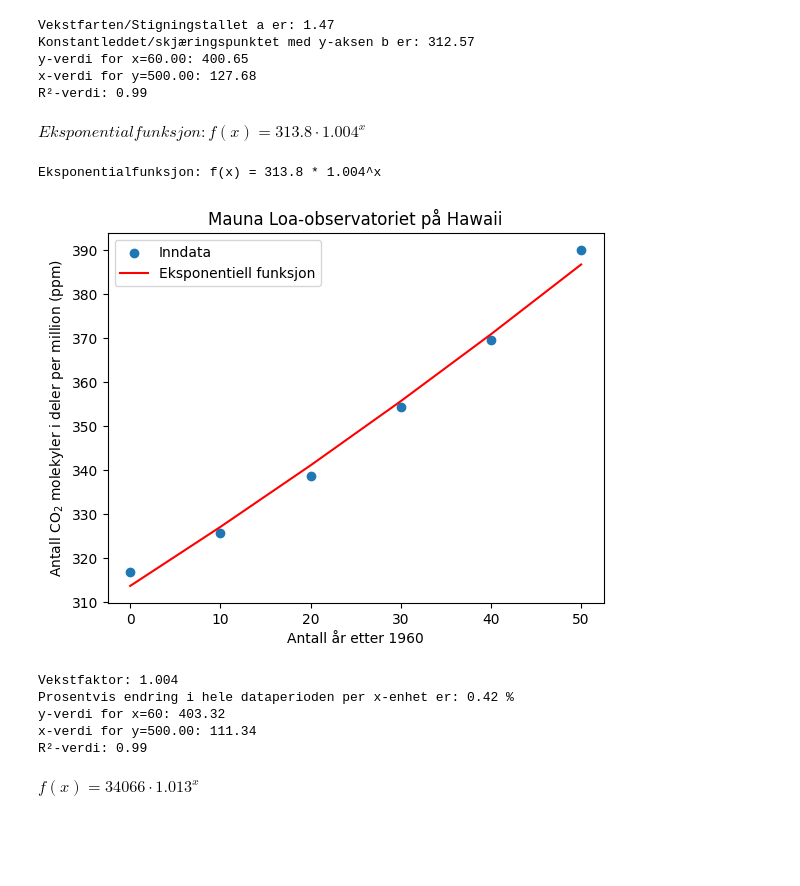
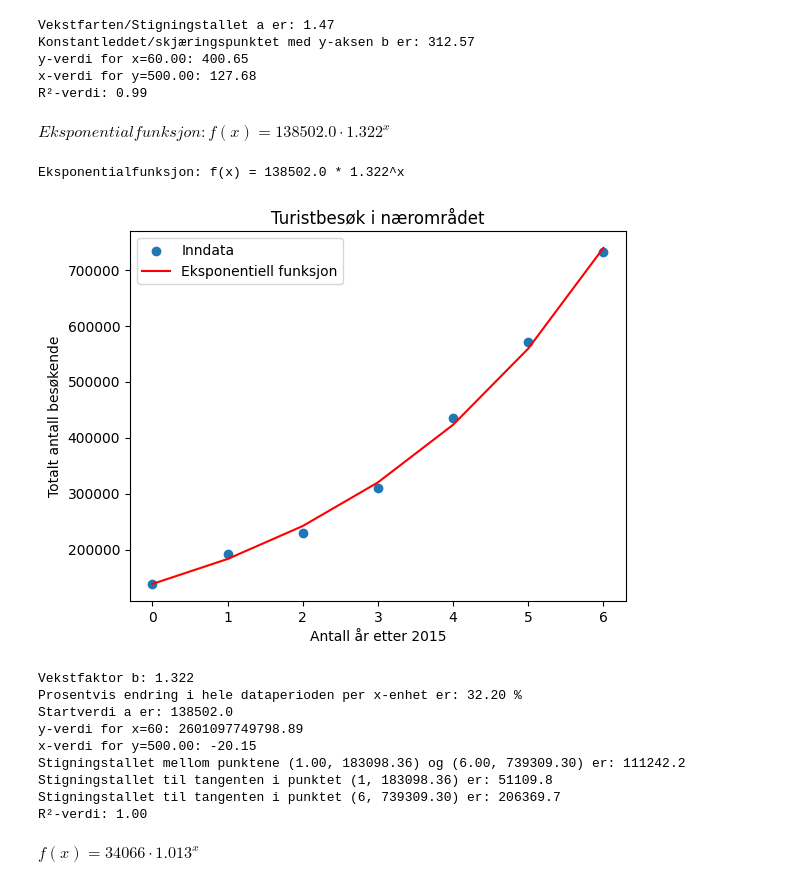
Before and after one commit to hanska91/Matematikk-2P-Y, a Jupyter notebook: Matematikkboka 2P-Y + Litt annet.ipynb, the cells around one changed output. Cells and saved outputs as stored; diff of their text form; code cells hidden in the pictures; blank space fills up the shorter version.

```diff
--- a/Matematikkboka 2P-Y + Litt annet.ipynb
+++ b/Matematikkboka 2P-Y + Litt annet.ipynb
@@ -2900,8 +3027,8 @@ import matplotlib.pyplot as plt
 from IPython.display import display, Math
 
 # Datasett
-x = np.array([0, 10, 20, 30, 40, 50])                         # Bytt ut tallene med de som passer i oppgaven din
-y = np.array([316.9, 325.7, 338.7, 354.5, 369.7, 390.1])      # Bytt ut tallene med de som passer i oppgaven din
+x = np.array([0, 1, 2, 3, 4, 5, 6])                                              # Endre tallene så de passer til din oppgave
+y = np.array([138670, 191120, 229900, 310150, 435250, 571210, 731230])           # Endre tallene så de passer til din oppgave
 
 # Utfør eksponentiell regresjon ved hjelp av np.polyfit
 log_y = np.log(y)
@@ -2916,48 +3043,83 @@ display(Math(latex_str))
 # Skriv ut eksponentiell funksjon uten LaTeX
 print(f"Eksponentialfunksjon: f(x) = {a:.1f} * {b:.3f}^x")
 
 # Plot datasettet og eksponentiell funksjon
 plt.scatter(x, y, label='Inndata')
 plt.plot(x, a * b ** x, label='Eksponentiell funksjon', color="r")
-plt.xlabel('Antall år etter 1960')                                                   # Navn på x-aksen
-plt.ylabel('Antall CO$_2$ molekyler i deler per million (ppm)')                      # Navn på y-aksen
+plt.xlabel('Antall år etter 2015')                                     # x-aksen navn
+plt.ylabel('Totalt antall besøkende')                                  # y-aksen navn
 plt.legend()
 plt.grid(False)
-plt.title("Mauna Loa-observatoriet på Hawaii")           # Forandre navn på overskriften hvis du vil $_2$ for senket skrift og $^2$ for hevet
+plt.title("Turistbesøk i nærområdet")                                 # Overskrift
 plt.show()
 
 # Beregn vekstfaktor og prosentvis økning/minking
 vekstfaktor = b
 prosentvis_endring = (vekstfaktor - 1) * 100
-
-print(f"Vekstfaktor: {vekstfaktor:.3f}")
+print(f"Vekstfaktor b: {vekstfaktor:.3f}")
 print(f"Prosentvis endring i hele dataperioden per x-enhet er: {prosentvis_endring:.2f} %")
+print(f"Startverdi a er: {a:.1f}")
 
 # Finn y-verdien når x = …
-x_val = 60
+x_val = 60                                                    # Endre denne x verdien for å finne tilhørende y verdi
 y_val = a * (b ** x_val)
 print(f"y-verdi for x={x_val}: {y_val:.2f}")
 
 # Finn x-verdien når y = ...
-y_val = 500
+y_val = 500                                                  # Endre denne y verdien for å finne tilhørende x verdi
 x_val = np.log(y_val/a) / np.log(b)
 print(f"x-verdi for y={y_val:.2f}: {x_val:.2f}")
+
+# Definer funksjoner
+def power_func(x, a, b):
+    return a * (b ** x)
+
+def power_func_derivative(x, a, b):
+    return a * b ** x * np.log(b)
+
+# Finn stigningstallet mellom to punkter (rett linje)
+x1 = 1                                                     # Endre denne x verdien for å finne stigningstalllet mellom 2 punkter
+x2 = 6                                                    # Endre denne x verdien for å finne stigningstalllet mellom 2 punkter
+
+y1 = power_func(x1, a, b)
+y2 = power_func(x2, a, b)
+
+m = (y2 - y1) / (x2 - x1)
+print("Stigningstallet mellom punktene ({:.2f}, {:.2f}) og ({:.2f}, {:.2f}) er: {:.1f}".format(x1, y1, x2, y2, m))
+
+# Finn stigningstallet til tangenten i et valgt punkt
+x3 = 1                                                # Endre denne x verdien for å finne stigningstallet til tangenten i ett gitt punkt
+y3 = power_func(x3, a, b)
+
+m_tangent = power_func_derivative(x3, a, b)
+print("Stigningstallet til tangenten i punktet ({}, {:.2f}) er: {:.1f}".format(x3, y3, m_tangent))
+
+# Finn stigningstallet til tangenten i et valgt punkt
+x4 = 6                                                # Endre denne x verdien for å finne stigningstallet til tangenten i ett gitt punkt
+y4 = power_func(x4, a, b)
+
+m_tangent = power_func_derivative(x4, a, b)
+print("Stigningstallet til tangenten i punktet ({}, {:.2f}) er: {:.1f}".format(x4, y4, m_tangent))
 
 # Beregn R²-verdien
 y_pred = a * b ** x
 ss_res = np.sum((y - y_pred) ** 2)
 ss_tot = np.sum((y - np.mean(y)) ** 2)
 r2 = 1 - (ss_res / ss_tot)
 print(f"R²-verdi: {r2:.2f}")
 # %% [output]
-$\displaystyle Eksponentialfunksjon: f(x) = 313.8 \cdot 1.004^x$
+$\displaystyle Eksponentialfunksjon: f(x) = 138502.0 \cdot 1.322^x$
-Eksponentialfunksjon: f(x) = 313.8 * 1.004^x
+Eksponentialfunksjon: f(x) = 138502.0 * 1.322^x
-[figure, old version]
+[figure, new version]
-Vekstfaktor: 1.004
-Prosentvis endring i hele dataperioden per x-enhet er: 0.42 %
-y-verdi for x=60: 403.32
-x-verdi for y=500.00: 111.34
-R²-verdi: 0.99
+Vekstfaktor b: 1.322
+Prosentvis endring i hele dataperioden per x-enhet er: 32.20 %
+Startverdi a er: 138502.0
+y-verdi for x=60: 2601097749798.89
+x-verdi for y=500.00: -20.15
+Stigningstallet mellom punktene (1.00, 183098.36) og (6.00, 739309.30) er: 111242.2
+Stigningstallet til tangenten i punktet (1, 183098.36) er: 51109.8
+Stigningstallet til tangenten i punktet (6, 739309.30) er: 206369.7
+R²-verdi: 1.00
 # %%
 # Oppgave 6.41 Eksponentialfunksjon på antall innbyggere etter x-antall år og dato
 import numpy as np
```
Also changed, not shown: parts of 24 cells of this notebook.
